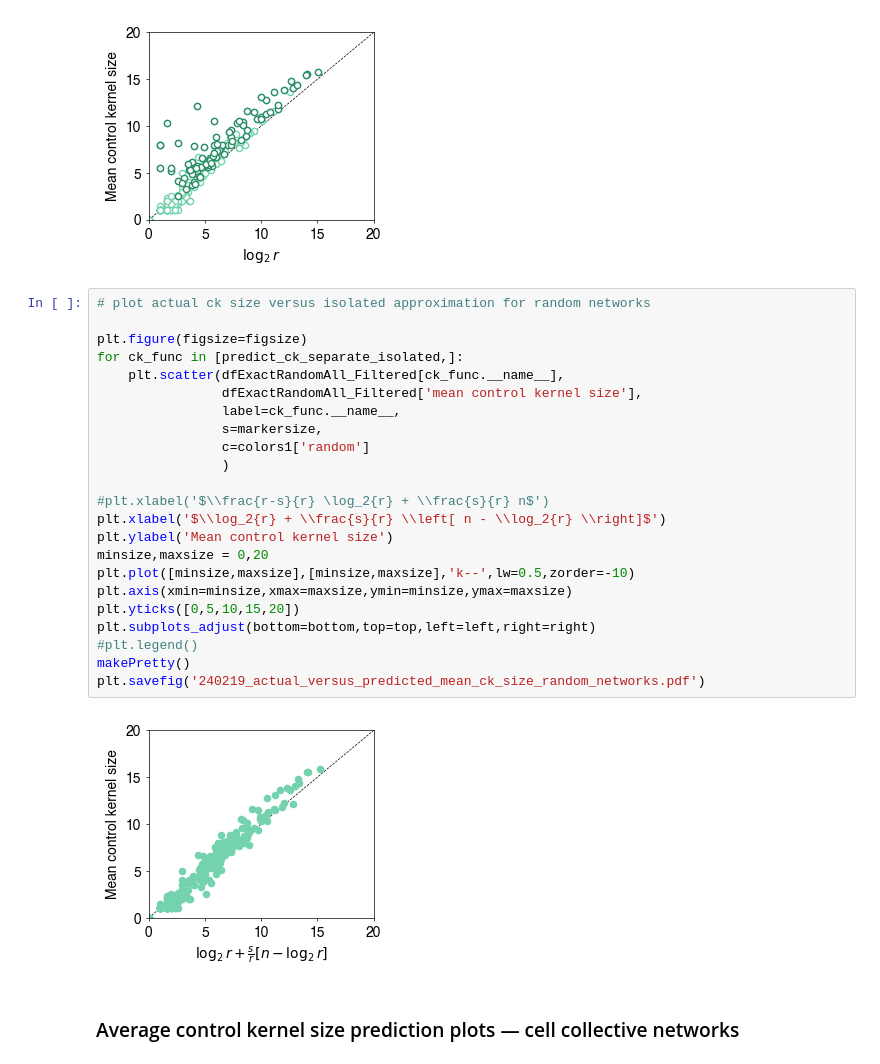
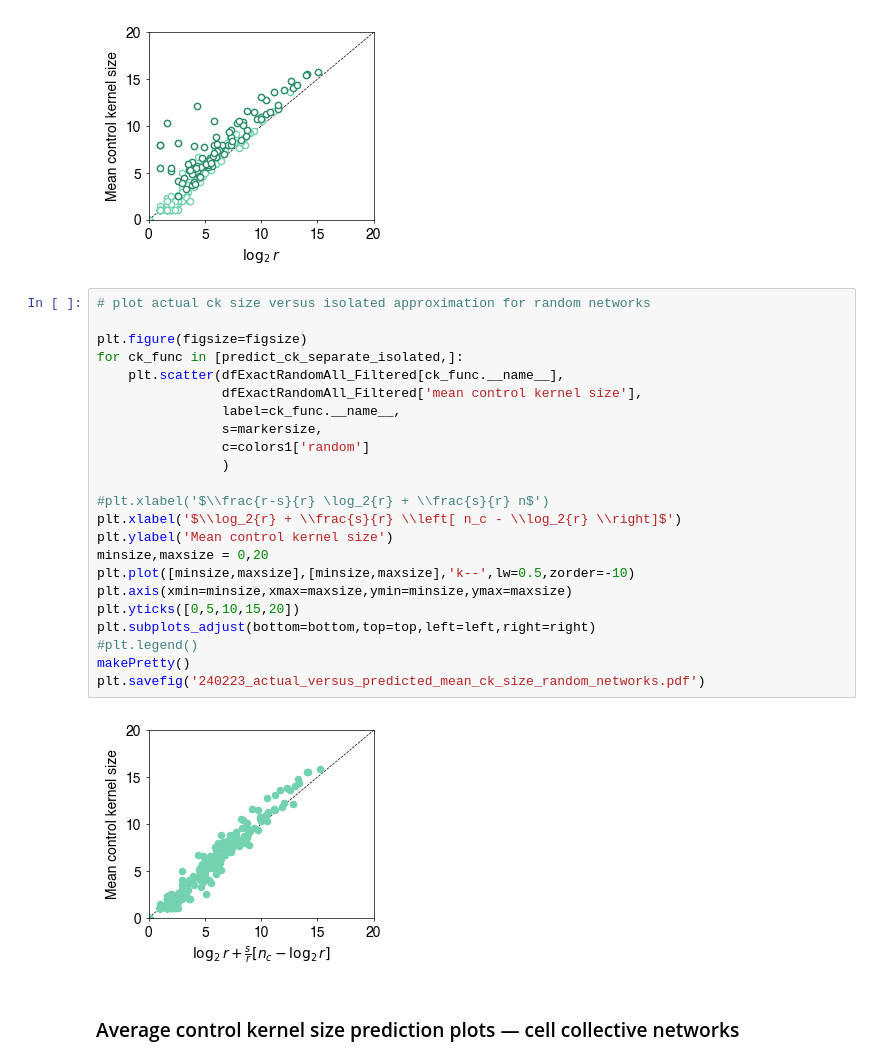
Before and after one commit to bcdaniels/Control-of-Synthetic-Boolean-Networks, a Jupyter notebook: CK_basin_sizes/basin-paper-figures.ipynb, the cells around one changed output. Cells and saved outputs as stored; diff of their text form.

```diff
--- a/CK_basin_sizes/basin-paper-figures.ipynb
+++ b/CK_basin_sizes/basin-paper-figures.ipynb
@@ -709,28 +709,28 @@ There are 87 networks out of 346 with proportion of isolated fixed points > 0.0.
 # %%
 # plot actual ck size versus isolated approximation for random networks
 
 plt.figure(figsize=figsize)
 for ck_func in [predict_ck_separate_isolated,]:
     plt.scatter(dfExactRandomAll_Filtered[ck_func.__name__],
                 dfExactRandomAll_Filtered['mean control kernel size'],
                 label=ck_func.__name__,
                 s=markersize,
                 c=colors1['random']
                 )
 
 #plt.xlabel('$\\frac{r-s}{r} \log_2{r} + \\frac{s}{r} n$')
-plt.xlabel('$\\log_2{r} + \\frac{s}{r} \\left[ n - \\log_2{r} \\right]$')
+plt.xlabel('$\\log_2{r} + \\frac{s}{r} \\left[ n_c - \\log_2{r} \\right]$')
 plt.ylabel('Mean control kernel size')
 minsize,maxsize = 0,20
 plt.plot([minsize,maxsize],[minsize,maxsize],'k--',lw=0.5,zorder=-10)
 plt.axis(xmin=minsize,xmax=maxsize,ymin=minsize,ymax=maxsize)
 plt.yticks([0,5,10,15,20])
 plt.subplots_adjust(bottom=bottom,top=top,left=left,right=right)
 #plt.legend()
 makePretty()
-plt.savefig('240219_actual_versus_predicted_mean_ck_size_random_networks.pdf')
+plt.savefig('240223_actual_versus_predicted_mean_ck_size_random_networks.pdf')
 # %% [output]
-[figure, old version]
+[figure, new version]
 # %% [markdown]
 ### Average control kernel size prediction plots — cell collective networks
 # %%
```
Also changed, not shown: parts of 5 cells of this notebook.
